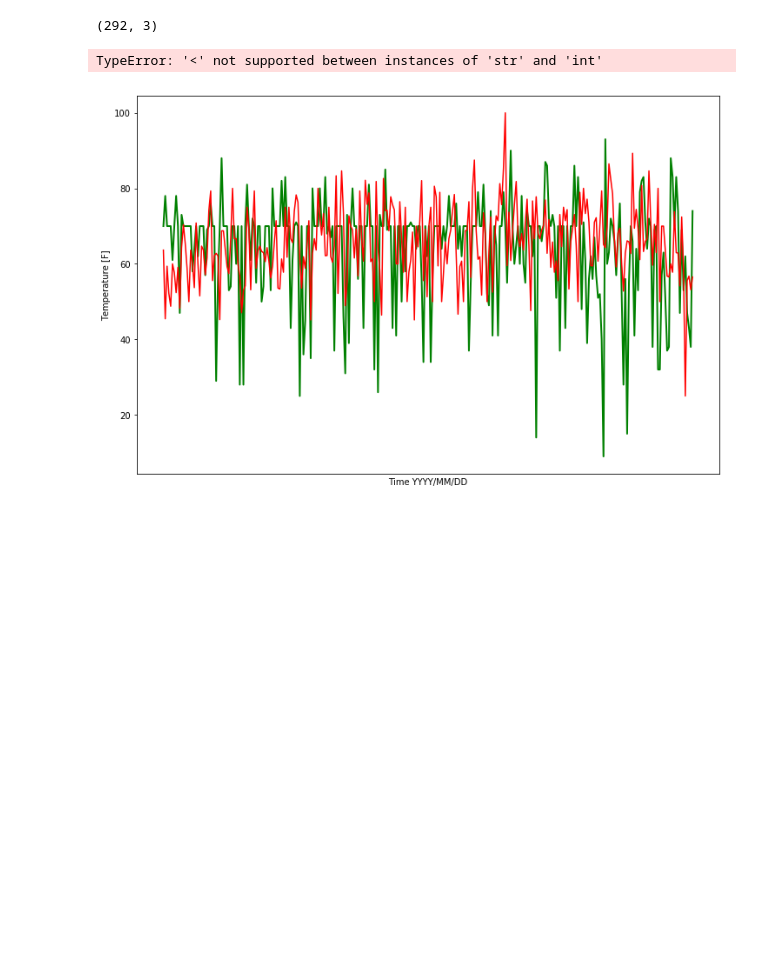
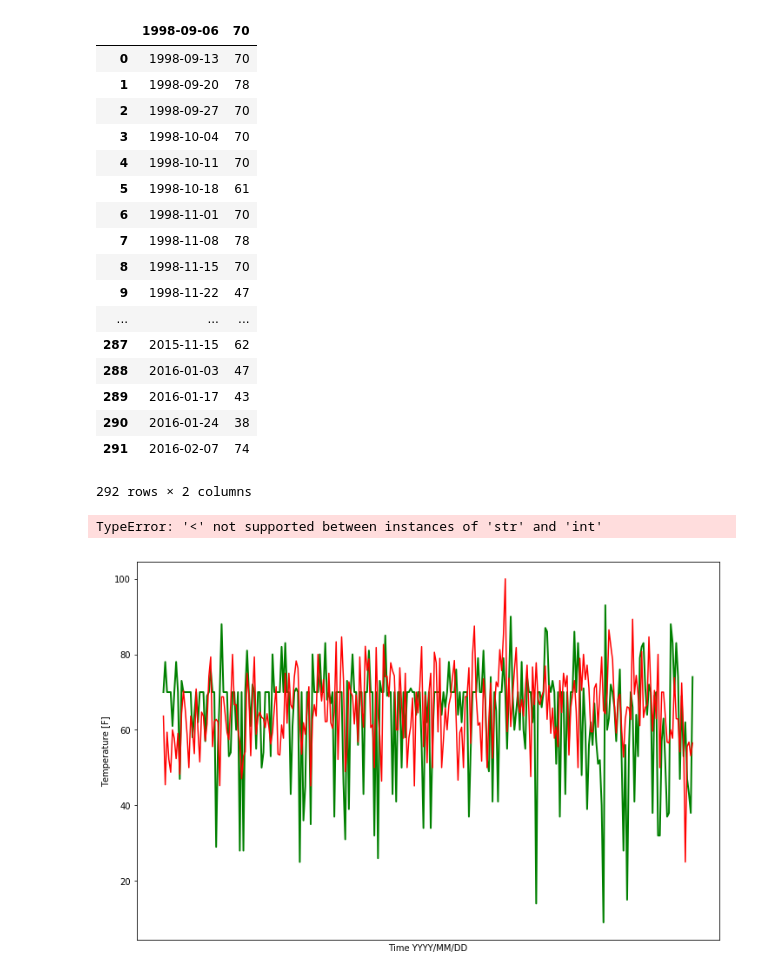
Before and after one commit to valpomet330-FA18/final-project-hbricca, a Jupyter notebook: Peyton_Manning.ipynb, the cells around one changed output. Saved outputs shown, nothing was run; the diff lists cells and outputs as text; code cells hidden in the pictures; blank space fills up the shorter version.

```diff
--- a/Peyton_Manning.ipynb
+++ b/Peyton_Manning.ipynb
@@ -36,8 +36,26 @@ pass_percent = pd.read_csv('/home/hbricca/met330/final-project-hbricca/Peytonpas
 temps = pd.read_csv('/home/hbricca/met330/final-project-hbricca/Peytontemps.csv')
 # %%
 pass_percent.shape
+temps
 # %% [output]
+|  | 1998-09-06 | 70 |
+| 0 | 1998-09-13 | 70 |
+| 1 | 1998-09-20 | 78 |
+| 2 | 1998-09-27 | 70 |
+| 3 | 1998-10-04 | 70 |
+| 4 | 1998-10-11 | 70 |
+| 5 | 1998-10-18 | 61 |
+| 6 | 1998-11-01 | 70 |
+| 7 | 1998-11-08 | 78 |
+| 8 | 1998-11-15 | 70 |
+| 9 | 1998-11-22 | 47 |
+| ... | ... | ... |
+| 287 | 2015-11-15 | 62 |
+| 288 | 2016-01-03 | 47 |
+| 289 | 2016-01-17 | 43 |
+| 290 | 2016-01-24 | 38 |
+| 291 | 2016-02-07 | 74 |
-(292, 3)
+292 rows × 2 columns
 # %%
 temps.shape
 #temps
```
Also changed, not shown: parts of 4 cells of this notebook.
